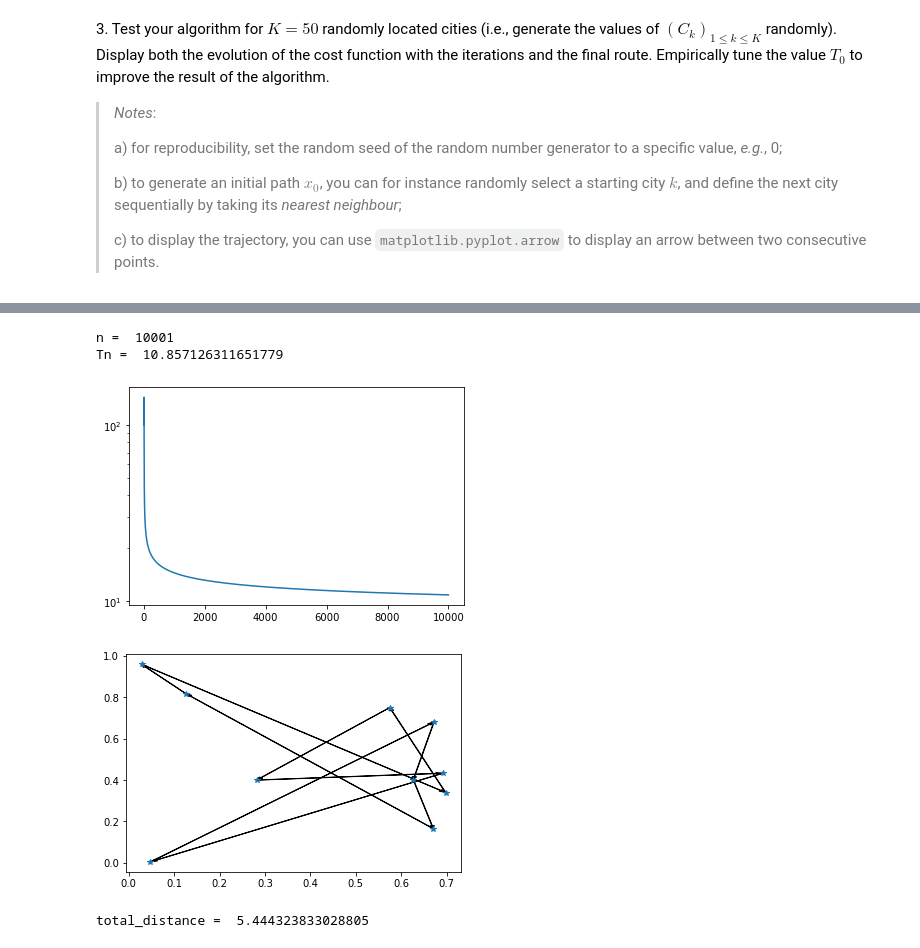
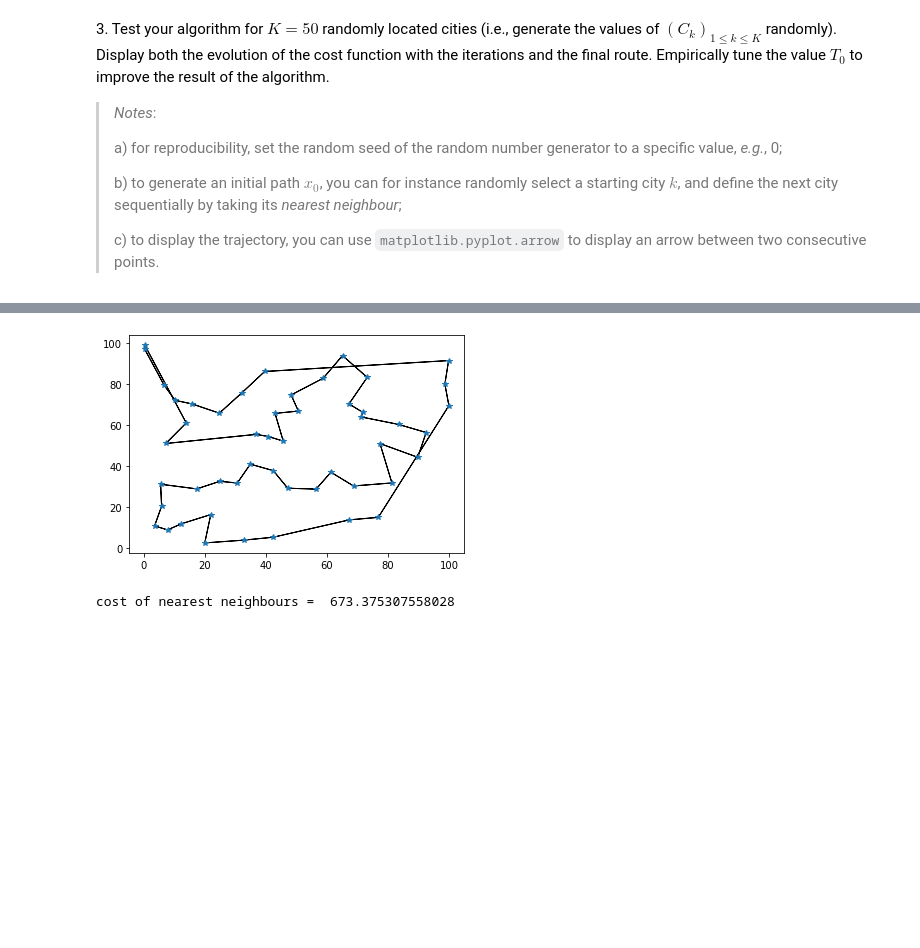
Before and after one commit to VirgileValiau/sdia-markov, a Jupyter notebook: lab2_DESCARPENTRIES_VALIAU/lab2_DESCARPENTRIES_VALIAU.ipynb, the cells around one changed output, grey strips where cells are left out. Drawn from its saved outputs; the diff is of its cells as text; code cells hidden in the pictures; blank space fills up the shorter version.

```diff
--- a/lab2_DESCARPENTRIES_VALIAU/lab2_DESCARPENTRIES_VALIAU.ipynb
+++ b/lab2_DESCARPENTRIES_VALIAU/lab2_DESCARPENTRIES_VALIAU.ipynb
@@ -522,7 +532,7 @@ For instance, for $K = 8$, the permutations $(1,2,3,4,8,7,6,5)$ and $(1,2,7,8,4,
 # %% [markdown]
 2\. Fully instantiate the simulated annealing algorithm for the traveling salesman problem. Take the $\ell_2$ norm for $\text{dist}$.
 # %%
-dist = lambda C1,C2: np.linalg.norm(C1-C2,ord = 2)
+dist = lambda C1,C2: np.linalg.norm(C1-C2)
 f = lambda sigma: np.sum([dist(sigma[i],sigma[i+1]) for i in range(K-1)])+dist(sigma[-1],sigma[0])
 
 gen = np.random.default_rng(150)
@@ -540,28 +562,30 @@ my_simu = simulated_annealing(gen)
 # %%
-K = 10
-arrow_length = 0.01
+def get_nearest(point,Points):
+    min_dist = dist(Points[0],point)
+    min_idx = 0
+    for i,p in enumerate(Points):
+        d = dist(p,point)
+        if d < min_dist:
+            min_dist = d
+            min_idx = i
+    return Points[min_idx],min_idx
 
-C=np.ones((K,2))
-for i in range(K):
-    C[i,0] = gen.random()
-    C[i,1] = gen.random()
+plt.plot(C[:,0],C[:,1],'*')
+x0=[C[0]]
+idx=0
+Points = C
+for i in range(K-1):
+    Points = np.delete(Points,idx,0)
+    nearest,idx = get_nearest(x0[-1],Points)
+    x0.append(nearest)
 
-x0 = C
+for i,point in enumerate(x0[:-1]):
+    plt.arrow(point[0],point[1],x0[i+1][0]-point[0],x0[i+1][1]-point[1],head_width = arrow_length,length_includes_head=True,color='black')
+point=x0[-1]
+plt.arrow(point[0],point[1],x0[0][0]-point[0],x0[0][1]-point[1],head_width = arrow_length,length_includes_head=True,color='black')
+plt.show()
 
-traj_opt,T = my_simu(f,N = 10000,T0 = 100,Tmin = 0.1)
-
-plt.semilogy(T)
-plt.show()
-plt.plot(C[:,0],C[:,1],'*')
-for i,point in enumerate(traj_opt[:-1]):
-    plt.arrow(point[0],point[1],traj_opt[i+1,0]-point[0],traj_opt[i+1,1]-point[1],head_width = arrow_length,length_includes_head=True,color='black')
-point=traj_opt[-1]
-plt.arrow(point[0],point[1],traj_opt[0,0]-point[0],traj_opt[0,1]-point[1],head_width = arrow_length,length_includes_head=True,color='black')
-plt.show()
-print('total_distance = ',f(traj_opt))
+print('cost of nearest neighbours = ',f(x0))
 # %% [output]
+[figure, new version]
-n =  10001
-Tn =  10.857126311651779
+cost of nearest neighbours =  673.375307558028
-[figure, old version]
-[figure, removed]
-total_distance =  5.444323833028805
```
Also changed, not shown: parts of 4 cells of this notebook, 1 other file.
